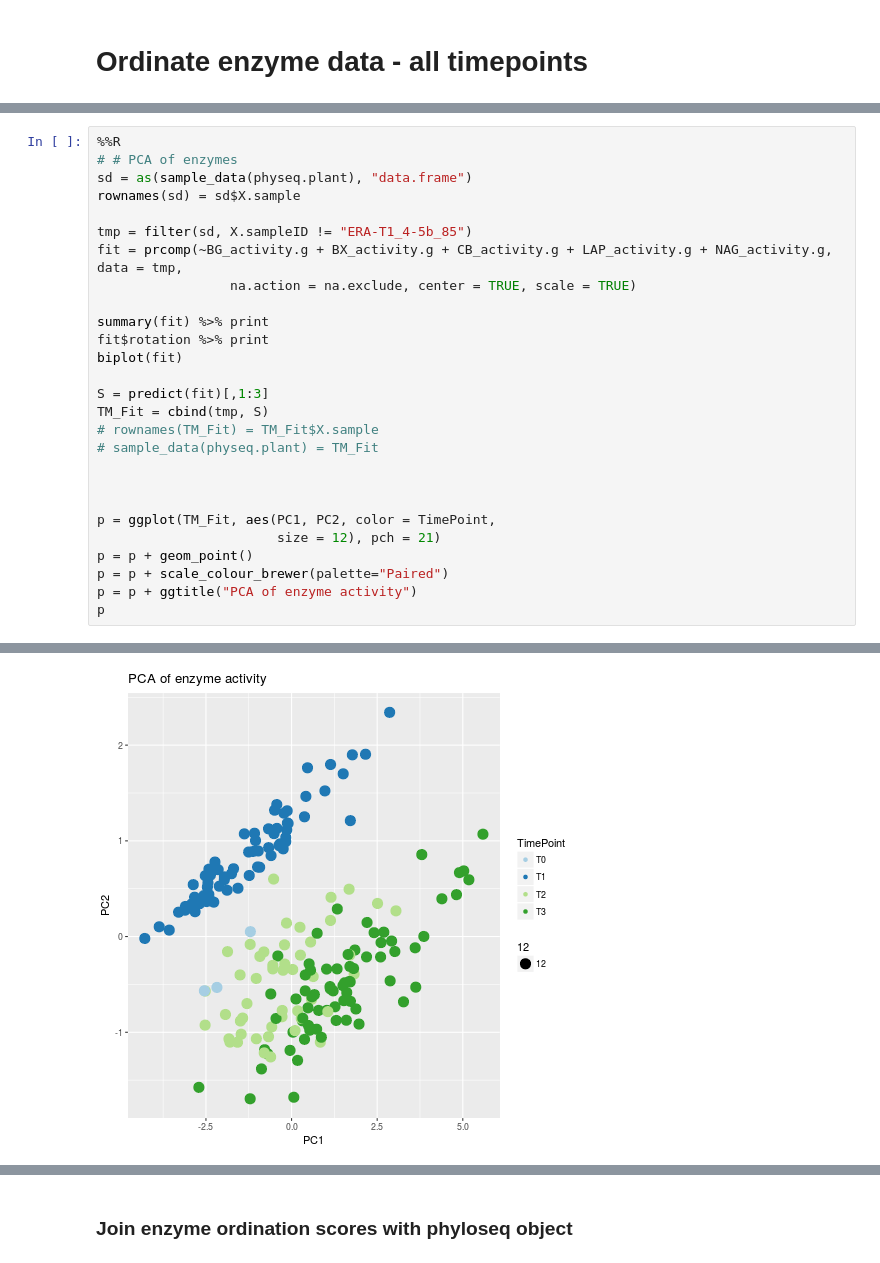
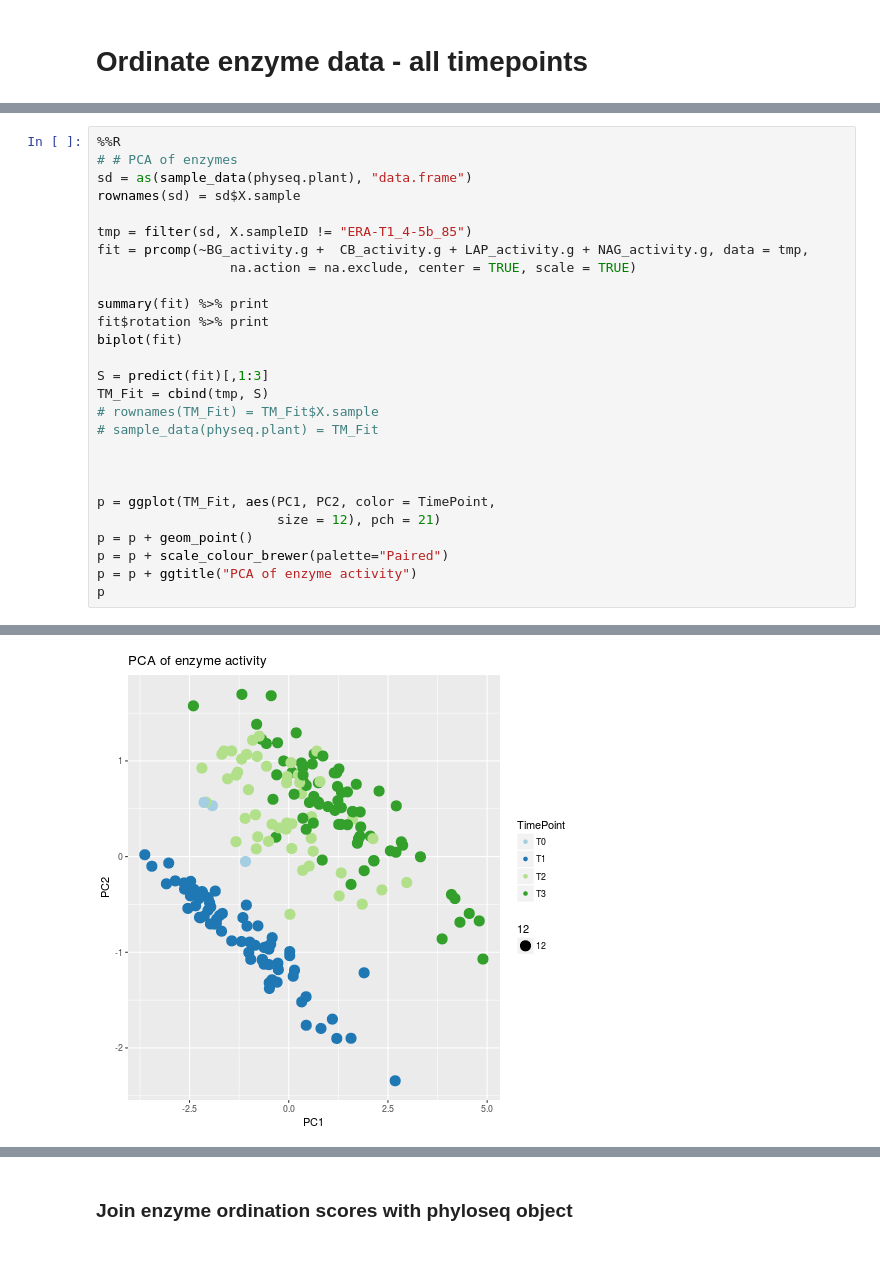
Before and after one commit to bdemmett/ERAhybrids, a Jupyter notebook: notebooks/EnzymeOrdination.ipynb, the cells around one changed output, grey strips where cells are left out. Cells and saved outputs as stored; diff of their text form.

```diff
--- a/notebooks/EnzymeOrdination.ipynb
+++ b/notebooks/EnzymeOrdination.ipynb
@@ -112,7 +144,7 @@ sd = as(sample_data(physeq.plant), "data.frame")
 rownames(sd) = sd$X.sample
 
 tmp = filter(sd, X.sampleID != "ERA-T1_4-5b_85")
-fit = prcomp(~BG_activity.g + BX_activity.g + CB_activity.g + LAP_activity.g + NAG_activity.g, data = tmp,
+fit = prcomp(~BG_activity.g +  CB_activity.g + LAP_activity.g + NAG_activity.g, data = tmp,
                  na.action = na.exclude, center = TRUE, scale = TRUE)
 
 summary(fit) %>% print
@@ -148,4 +179,4 @@ NAG_activity.g 0.4535229  0.06661471  0.82670287 -0.1903662  0.26495753
-[figure, old version]
+[figure, new version]
 # %%
 %%R
 p = ggplot(TM_Fit, aes(PC1, PC2, color = Genotype, shape = Fert,
```
Also changed, not shown: parts of 107 cells of this notebook.
